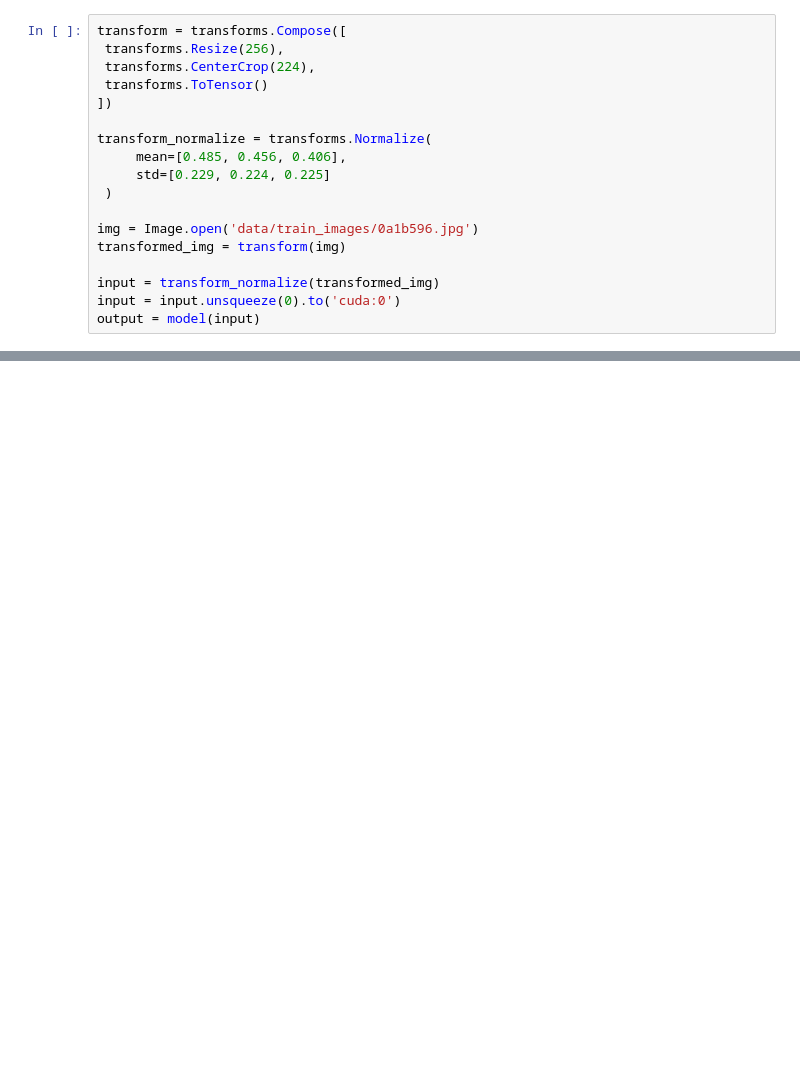
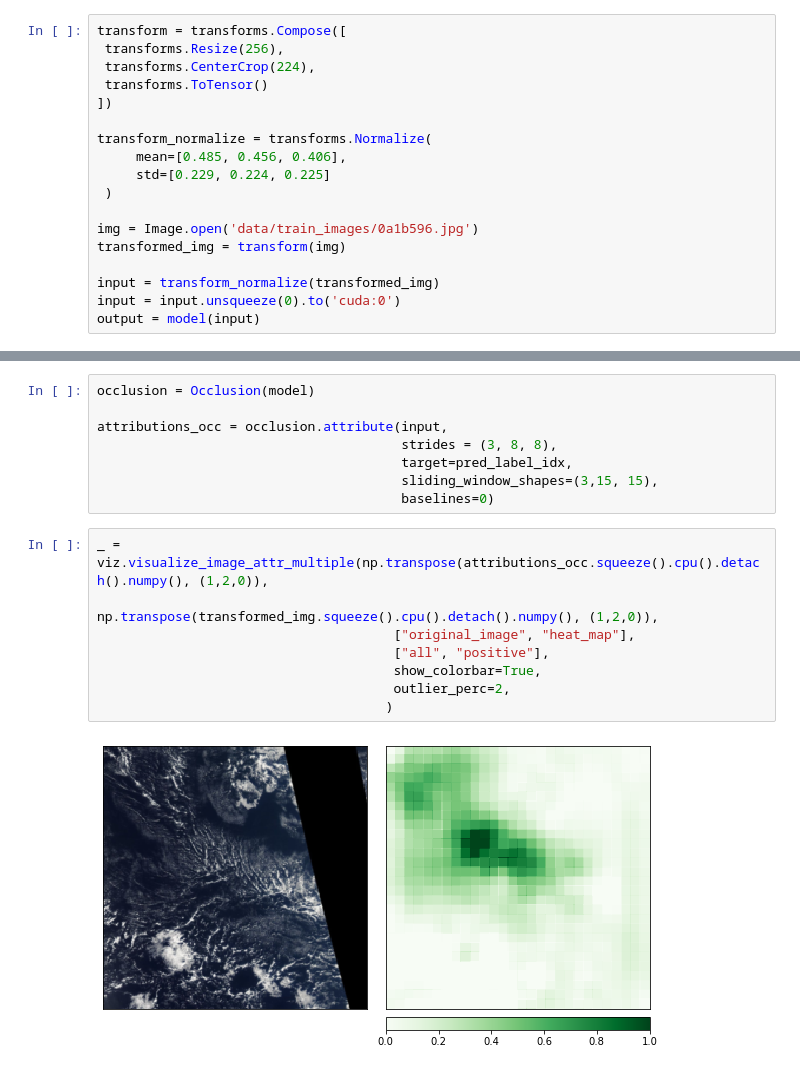
Before and after one commit to o-hx/CV-Proj, a Jupyter notebook: ModelVisualisation.ipynb, the cells around one changed output, grey strips where cells are left out. Drawn from its saved outputs; the diff is of its cells as text; blank space fills up the shorter version.

```diff
--- a/ModelVisualisation.ipynb
+++ b/ModelVisualisation.ipynb
@@ -79,0 +98,18 @@ NameError: name 'attributions_ig' is not defined
+# %%
+occlusion = Occlusion(model)
+
+attributions_occ = occlusion.attribute(input,
+                                       strides = (3, 8, 8),
+                                       target=pred_label_idx,
+                                       sliding_window_shapes=(3,15, 15),
+                                       baselines=0)
+# %%
+_ = viz.visualize_image_attr_multiple(np.transpose(attributions_occ.squeeze().cpu().detach().numpy(), (1,2,0)),
+                                      np.transpose(transformed_img.squeeze().cpu().detach().numpy(), (1,2,0)),
+                                      ["original_image", "heat_map"],
+                                      ["all", "positive"],
+                                      show_colorbar=True,
+                                      outlier_perc=2,
+                                     )
+# %% [output]
+[figure, added]
```
Also changed, not shown: parts of 6 cells of this notebook.
